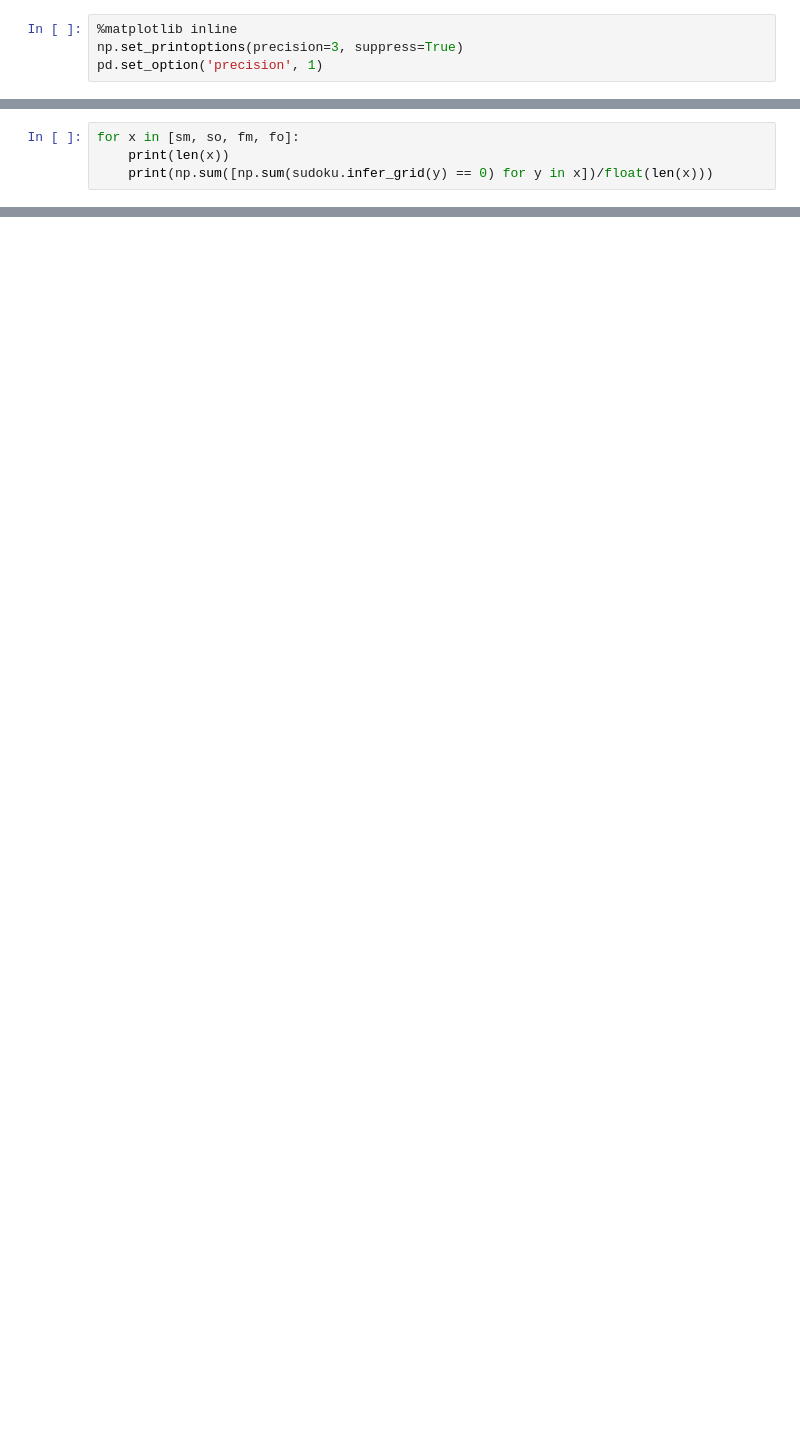
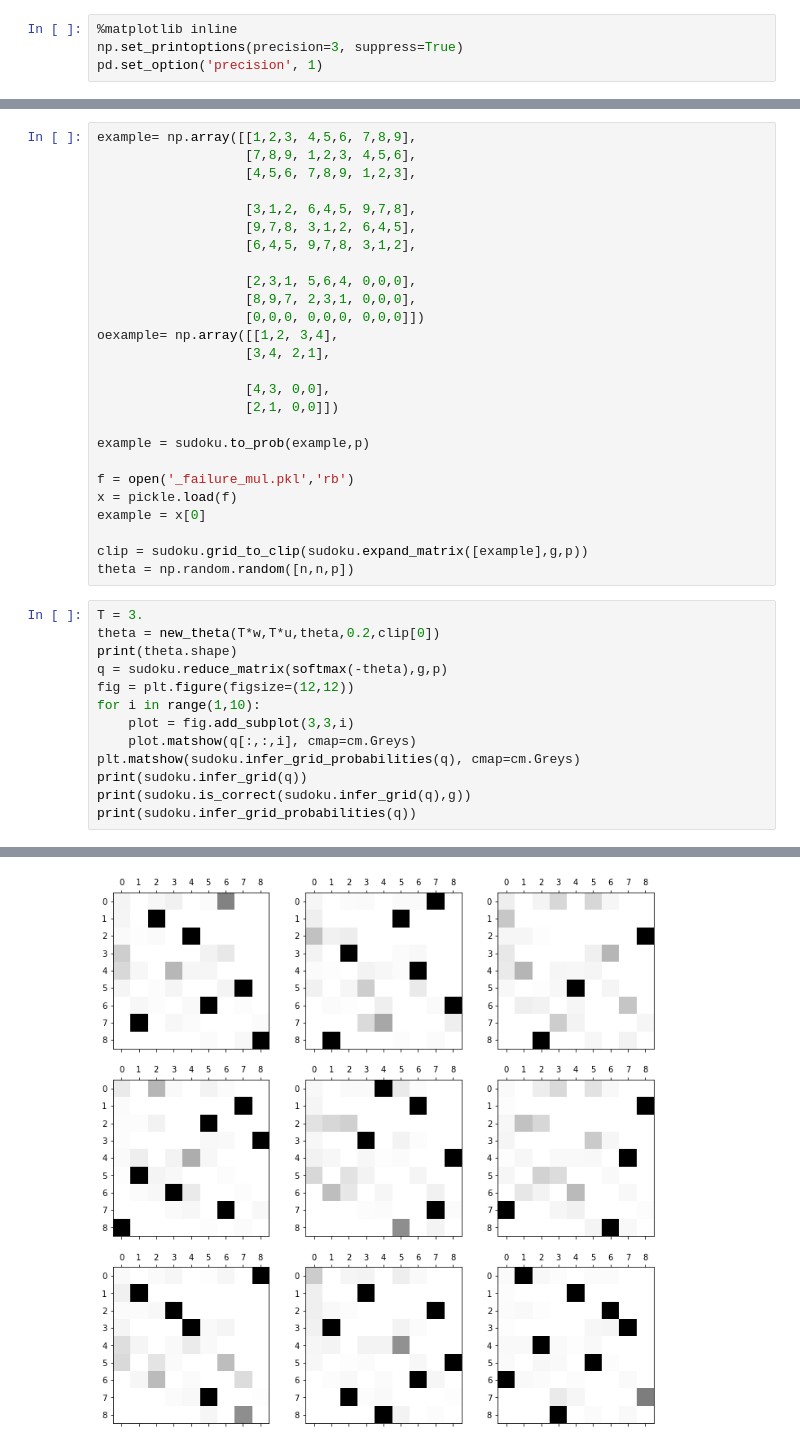
Before and after one commit to TheLortex/mean-field-inference, a Jupyter notebook: Untitled.ipynb, the cells around one changed output, grey strips where cells are left out. Cells and saved outputs as stored; diff of their text form; blank space fills up the shorter version.

```diff
--- a/Untitled.ipynb
+++ b/Untitled.ipynb
@@ -53,4 +23,0 @@ fo = pickle.load(f)
-# %%
-for x in [sm, so, fm, fo]:
-    print(len(x))
-    print(np.sum([np.sum(sudoku.infer_grid(y) == 0) for y in x])/float(len(x)))
@@ -65,0 +53,40 @@ for x in [sm, so, fm, fo]:
+# %%
+example= np.array([[1,2,3, 4,5,6, 7,8,9],
+                   [7,8,9, 1,2,3, 4,5,6],
+                   [4,5,6, 7,8,9, 1,2,3],
+
+                   [3,1,2, 6,4,5, 9,7,8],
+                   [9,7,8, 3,1,2, 6,4,5],
+                   [6,4,5, 9,7,8, 3,1,2],
+
+                   [2,3,1, 5,6,4, 0,0,0],
+                   [8,9,7, 2,3,1, 0,0,0],
+                   [0,0,0, 0,0,0, 0,0,0]])
+oexample= np.array([[1,2, 3,4],
+                   [3,4, 2,1],
+
+                   [4,3, 0,0],
+                   [2,1, 0,0]])
+
+example = sudoku.to_prob(example,p)
+
+f = open('_failure_mul.pkl','rb')
+x = pickle.load(f)
+example = x[0]
+
+clip = sudoku.grid_to_clip(sudoku.expand_matrix([example],g,p))
+theta = np.random.random([n,n,p])
+# %%
+T = 3.
+theta = new_theta(T*w,T*u,theta,0.2,clip[0])
+print(theta.shape)
+q = sudoku.reduce_matrix(softmax(-theta),g,p)
+fig = plt.figure(figsize=(12,12))
+for i in range(1,10):
+    plot = fig.add_subplot(3,3,i)
+    plot.matshow(q[:,:,i], cmap=cm.Greys)
+plt.matshow(sudoku.infer_grid_probabilities(q), cmap=cm.Greys)
+print(sudoku.infer_grid(q))
+print(sudoku.is_correct(sudoku.infer_grid(q),g))
+print(sudoku.infer_grid_probabilities(q))
+# %% [output]
@@ -65,0 +113 @@ for x in [sm, so, fm, fo]:
+[figure, added]
```
Also changed, not shown: parts of 9 cells of this notebook, 7 other files.
